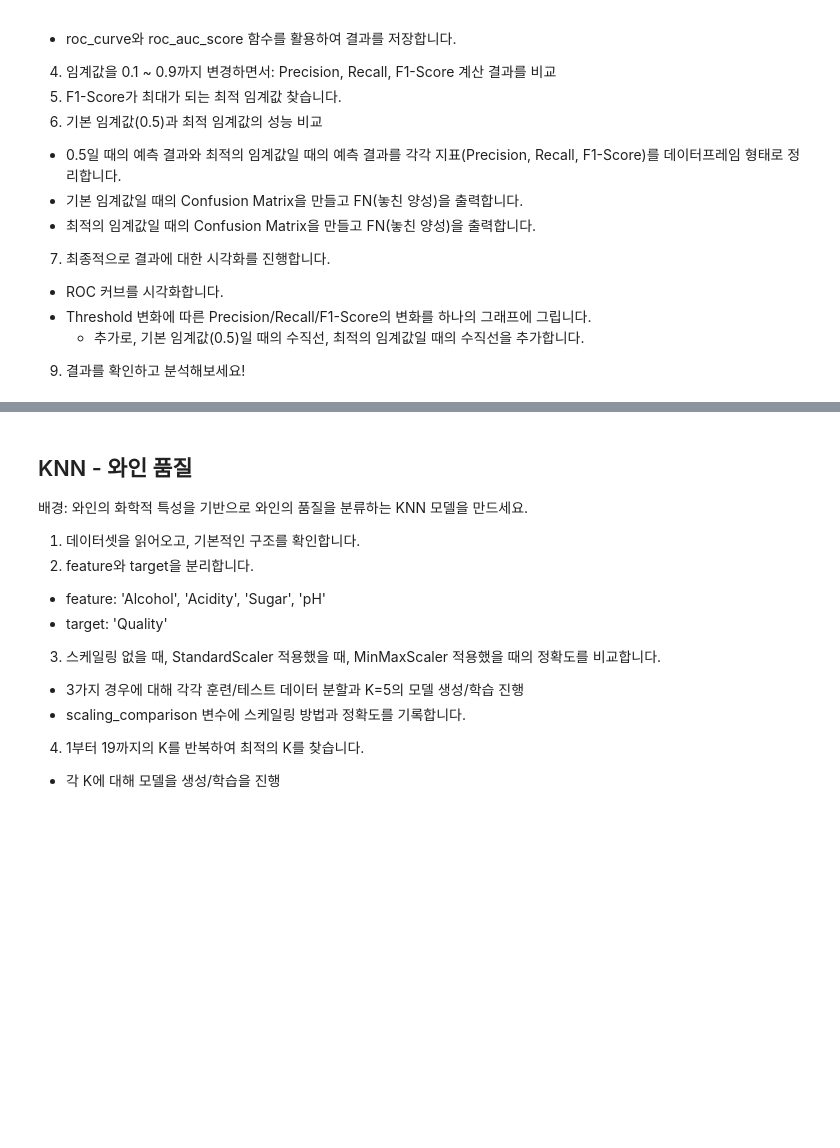
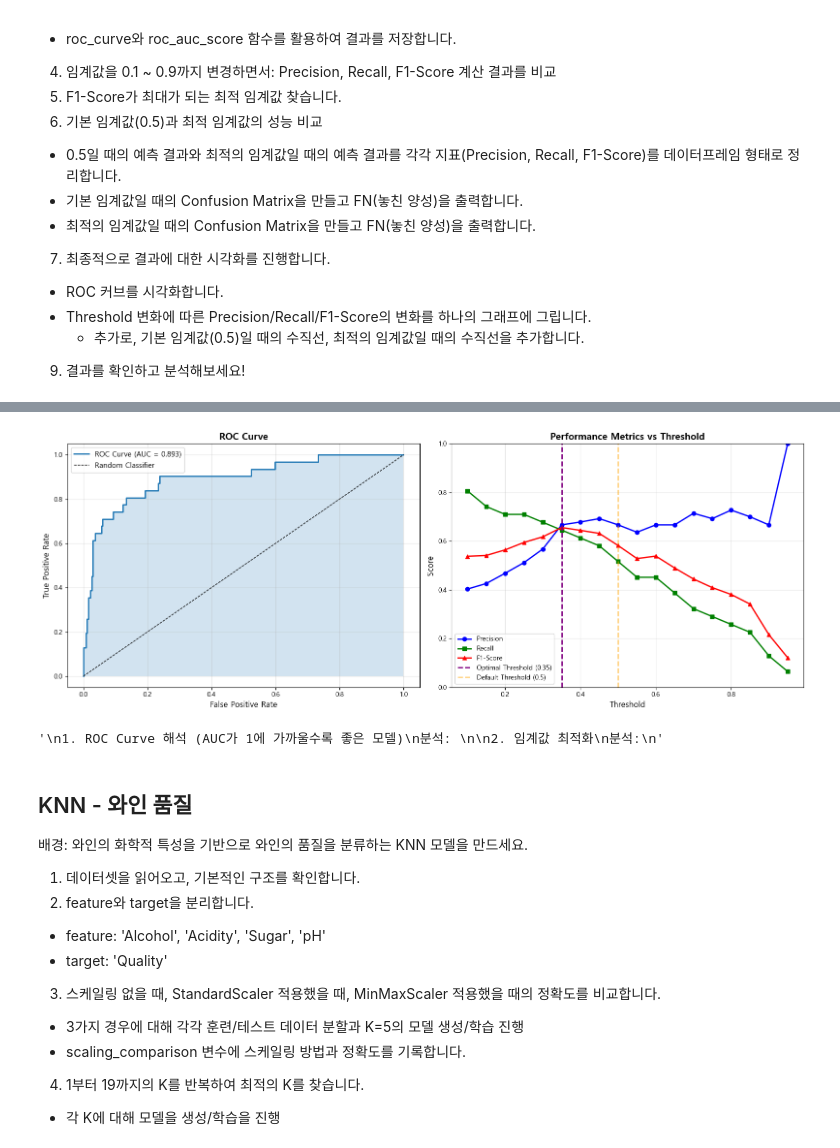
Before and after one commit to sano820/SSESAC_DE, a Jupyter notebook: 1126/[새싹][머신러닝] 모델 평가1 실습.ipynb, the cells around one changed output, grey strips where cells are left out. Saved outputs shown, nothing was run; the diff lists cells and outputs as text; code cells hidden in the pictures; blank space fills up the shorter version.

```diff
--- a/1126/[새싹][머신러닝] 모델 평가1 실습.ipynb
+++ b/1126/[새싹][머신러닝] 모델 평가1 실습.ipynb
@@ -600,18 +659,18 @@ X, y = make_classification(
 print(f"데이터 크기: {X.shape}")
 
 # 1. 데이터 분할 (7:3), stratify=y 옵션 추가
-None
+X_train, X_test, y_train, y_test = train_test_split(X,y, test_size=0.3, stratify=y, random_state=42)
 
 # 2. 모델 학습
-model = None(random_state=42, max_iter=1000)
-None
+model = LogisticRegression(random_state=42, max_iter=1000)
+model.fit(X_train, y_train)
 
 # 양성(1)일 예측 확률 구하기
-y_prob = None
+y_prob = model.predict_proba(X_test)[:,1]
 
 # ROC Curve 계산 (정답과 예측 확률로 평가)
-fpr, tpr, thresholds_roc = None
-roc_auc = None
+fpr, tpr, thresholds_roc = roc_curve(y_test, y_prob)
+roc_auc = roc_auc_score(y_test, y_prob)
 
 # 임계값별 성능 계산
 thresholds = np.arange(0.1, 1.0, 0.05) # 0.1부터 1.0 사이를 0.05 변화하면서
@@ -621,66 +680,66 @@ f1_scores = []
 
 for threshold in thresholds:
     # 현재 threshold를 기준으로 했을 때의 성능 지표
-    y_pred_threshold = (None).astype(int) # threshold 기준에 따른 클래스 예측
+    y_pred_threshold = (y_prob >= threshold).astype(int) # threshold 기준에 따른 클래스 예측
 
     # 그에 따른 각 지표 계산 및 각 리스트에 저장
-    precision_scores.append(None(None, None, zero_division=0))
-    recall_scores.append(None(None, None, zero_division=0))
-    f1_scores.append(None(None, None, zero_division=0))
+    precision_scores.append(precision_score(y_test, y_pred_threshold, zero_division=0))
+    recall_scores.append(recall_score(y_test, y_pred_threshold, zero_division=0))
+    f1_scores.append(f1_score(y_test, y_pred_threshold, zero_division=0))
 
 # 최적 임계값 찾기 (f1-score가 제일 높을 때)
-optimal_idx = None
-optimal_threshold = None
-max_f1 = None
+optimal_idx = f1_scores.index(max(f1_scores))
+optimal_threshold = 0.1 + 0.05*optimal_idx
+max_f1 = max(f1_scores)
 
-print("*임계값 최적화 결과")
+print("\n*임계값 최적화 결과")
 print(f"최적 임계값: {optimal_threshold:.2f}")
 print(f"최대 F1-Score: {max_f1:.4f}")
-print(f"해당 Precision: {precision_scores[None]:.4f}")
-print(f"해당 Recall: {recall_scores[None]:.4f}")
+print(f"해당 Precision: {precision_scores[optimal_idx]:.4f}")
+print(f"해당 Recall: {recall_scores[optimal_idx]:.4f}")
 
 # 기본 임계값(0.5)과 최적 임계값 비교
-default_pred = (None).astype(int)
-optimal_pred = (None).astype(int)
+default_pred = (y_prob >= 0.5).astype(int)
+optimal_pred = (y_prob >= optimal_threshold).astype(int)
 
 # 기본 임계값 (0.5) vs 최적 임계값마다의 지표 성능 비교 데이터프레임
 comparison_df = pd.DataFrame({
-    'Threshold': [0.5, None], # 0.5와 최적의 threshold
+    'Threshold': [0.5, optimal_threshold], # 0.5와 최적의 threshold
     'Precision': [
-        None(None, None),
-        None(None, None)
+        precision_score(y_test, default_pred),
+        precision_score(y_test, optimal_pred)
     ],
     'Recall': [
-        None(None, None),
-        None(None, None)
+        recall_score(y_test, default_pred),
+        recall_score(y_test, optimal_pred)
     ],
     'F1-Score': [
-        None(None, None),
-        None(None, None)
+        f1_score(y_test, default_pred),
+        f1_score(y_test, optimal_pred)
     ]
 })
 
-print(comparison_df)
+print('\n', comparison_df)
 
 # 각 임계값에 따른 Confusion Matrix 비교
-cm_default = None(y_test, None)
-cm_optimal = None(y_test, None)
+cm_default = confusion_matrix(y_test, default_pred)
+cm_optimal = confusion_matrix(y_test, optimal_pred)
 
 # 각 Confusion Matrix에서 FN을 추출하세요
-print("*기본 임계값 (0.5) Confusion Matrix:")
+print("\n*기본 임계값 (0.5) Confusion Matrix:")
 print(cm_default)
-print(f"FN (놓친 양성): {cm_default[None]}")
+print(f"FN (놓친 양성): {cm_default[1,0]}")
 
-print(f"*최적 임계값 ({optimal_threshold:.2f}) Confusion Matrix:")
+print(f"\n*최적 임계값 ({optimal_threshold:.2f}) Confusion Matrix:")
 print(cm_optimal)
-print(f"FN (놓친 양성): {cm_optimal[None]}")
+print(f"FN (놓친 양성): {cm_optimal[1,0]}")
 
 # 시각화
 fig, axes = plt.subplots(1, 2, figsize=(16, 6))
 
 # 1. ROC Curve 그리기
 # X축: FPR, Y축: TPR
-axes[0].plot(None, None, linewidth=2, label=f'ROC Curve (AUC = {roc_auc:.3f})')
+axes[0].plot(fpr, tpr, linewidth=2, label=f'ROC Curve (AUC = {roc_auc:.3f})')
 axes[0].plot([0, 1], [0, 1], 'k--', linewidth=1, label='Random Classifier')
 axes[0].fill_between(fpr, tpr, alpha=0.2)
 axes[0].set_xlabel('False Positive Rate', fontsize=12)
@@ -691,14 +750,14 @@ axes[0].grid(True, alpha=0.3)
 
 # 2. Threshold에 따른 지표 변화
 # 2-1. 각 지표
-axes[1].plot(None, None, 'b-', linewidth=2, label='Precision', marker='o')
-axes[1].plot(None, None, 'g-', linewidth=2, label='Recall', marker='s')
-axes[1].plot(None, None, 'r-', linewidth=2, label='F1-Score', marker='^')
+axes[1].plot(thresholds, precision_scores, 'b-', linewidth=2, label='Precision', marker='o')
+axes[1].plot(thresholds, recall_scores, 'g-', linewidth=2, label='Recall', marker='s')
+axes[1].plot(thresholds, f1_scores, 'r-', linewidth=2, label='F1-Score', marker='^')
 # 2-2. 기준 threshold(0.5와 최적)에 대한 수직선
-axes[1].axvline(x=None, color='purple', linestyle='--',
+axes[1].axvline(x=optimal_threshold, color='purple', linestyle='--',
                 linewidth=2, label=f'Optimal Threshold ({optimal_threshold:.2f})')
 
-axes[1].axvline(x=None, color='orange', linestyle='--',
+axes[1].axvline(x=0.5, color='orange', linestyle='--',
                 linewidth=2, alpha=0.5, label='Default Threshold (0.5)')
 
 axes[1].set_xlabel('Threshold', fontsize=12)
@@ -718,3 +777,4 @@ plt.show()
 2. 임계값 최적화
 분석:
 '''
+# %% [output]
@@ -721,3 +798,5 @@ plt.show()
+[figure, added]
+'\n1. ROC Curve 해석 (AUC가 1에 가까울수록 좋은 모델)\n분석: \n\n2. 임계값 최적화\n분석:\n'
 # %% [markdown]
 ## KNN - 와인 품질
 
```
Also changed, not shown: parts of 5 cells of this notebook, 2 other files.
